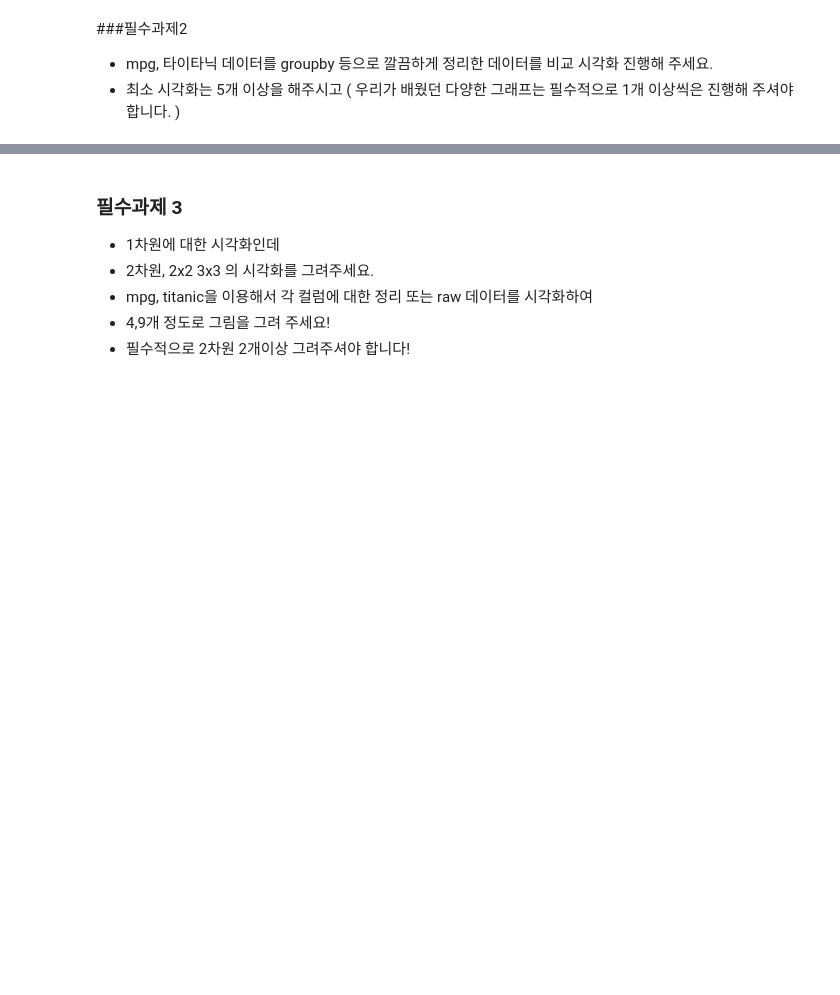
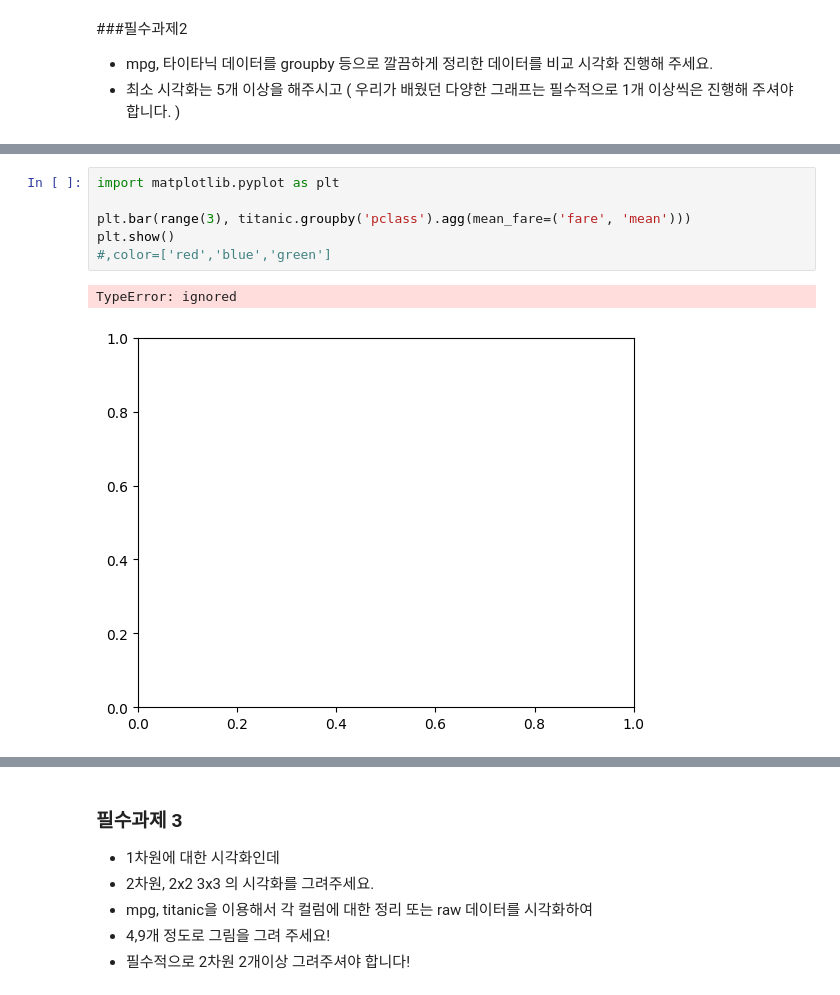
Before and after one commit to seon0415/BDA, a Jupyter notebook: 박서연29_0409_필수과제.ipynb, the cells around one changed output, grey strips where cells are left out. Cells and saved outputs as stored; diff of their text form; blank space fills up the shorter version.

```diff
--- a/박서연29_0409_필수과제.ipynb
+++ b/박서연29_0409_필수과제.ipynb
@@ -10,0 +105,9 @@
+# %%
+import matplotlib.pyplot as plt
+
+plt.bar(range(3), titanic.groupby('pclass').agg(mean_fare=('fare', 'mean')))
+plt.show()
+#,color=['red','blue','green']
+# %% [output]
+TypeError: ignored
+[figure, added]
```
Also changed, not shown: parts of 24 cells of this notebook.
